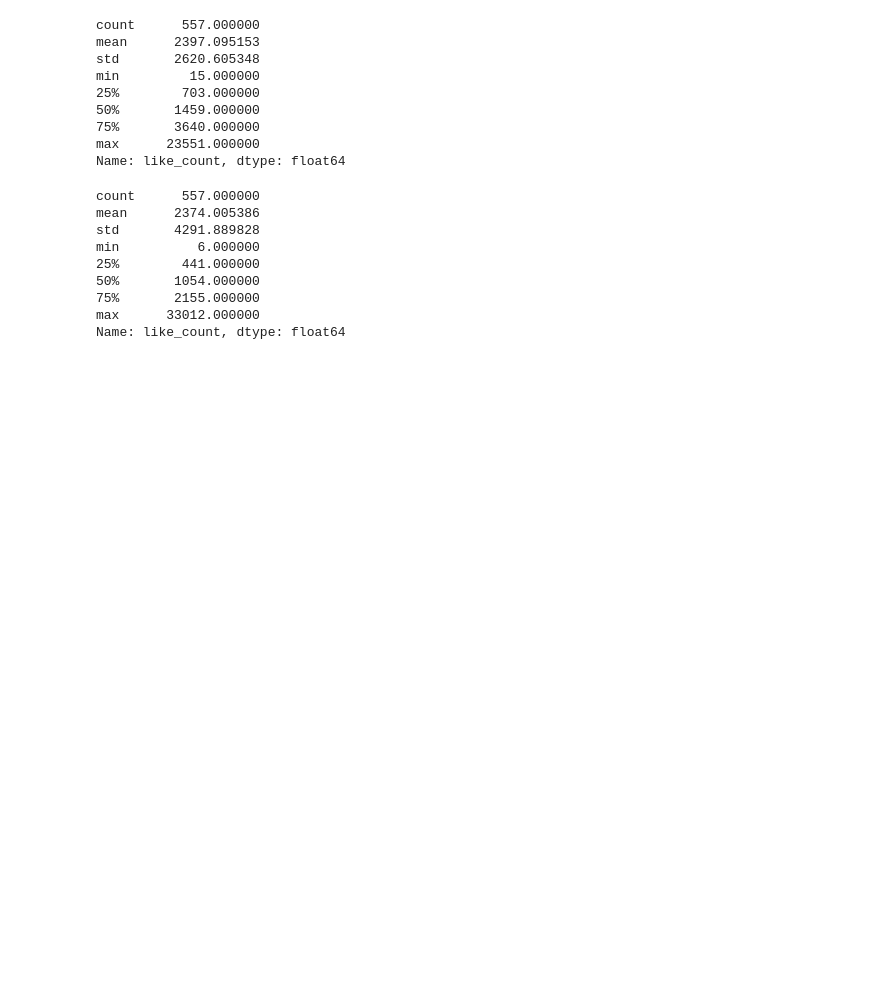
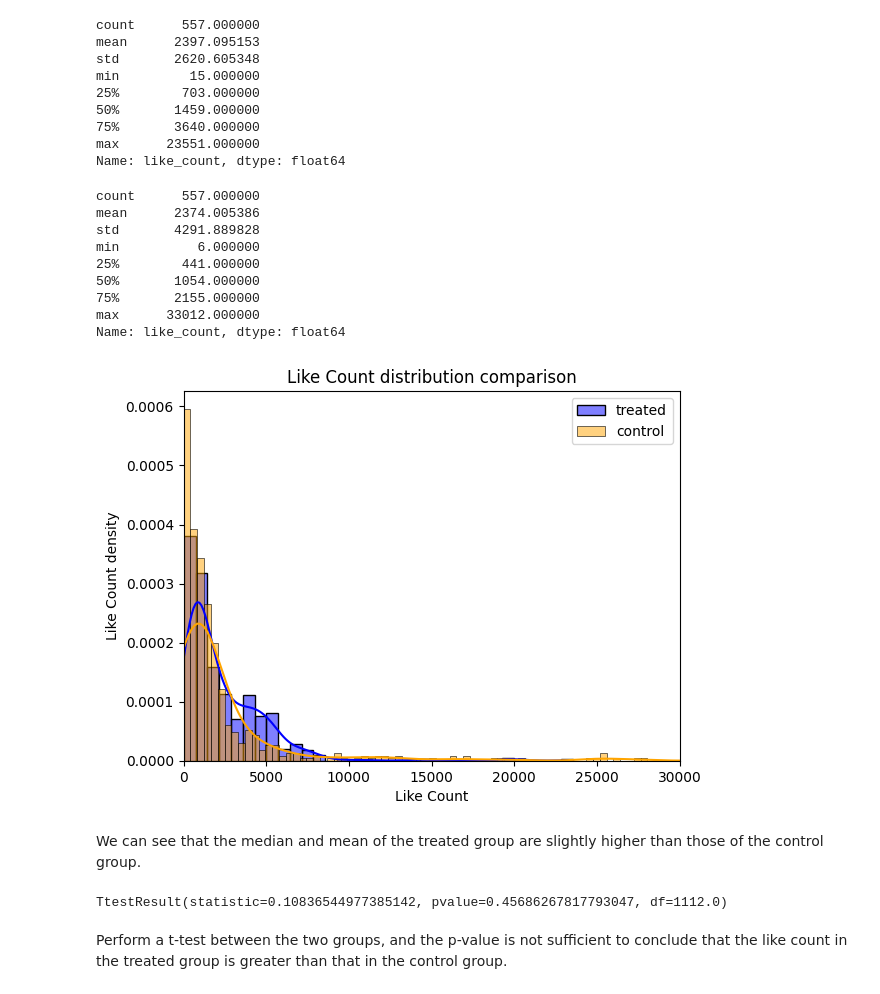
Before and after one commit to epfl-ada/ada-2024-project-kungfucooking, a Jupyter notebook: conspiracy_and_entertainment.ipynb, the cells around one changed output. Cells and saved outputs as stored; diff of their text form; code cells hidden in the pictures; blank space fills up the shorter version.

```diff
--- a/conspiracy_and_entertainment.ipynb
+++ b/conspiracy_and_entertainment.ipynb
@@ -235,3 +244,21 @@ min          6.000000
 75%       2155.000000
 max      33012.000000
 Name: like_count, dtype: float64
+# %%
+ax = sns.histplot(treated['like_count'], kde=True, stat='density', color='blue', label='treated')
+ax = sns.histplot(control['like_count'], kde=True, stat='density', color='orange', label='control')
+ax.set(title='Like Count distribution comparison',xlabel='Like Count', ylabel='Like Count density')
+# plt.xscale('log')
+plt.xlim(0,30000)
+plt.legend()
+plt.show()
+# %% [output]
+[figure, added]
+# %% [markdown]
+We can see that the median and mean of the treated group are slightly higher than those of the control group.
+# %%
+stats.ttest_ind(treated['like_count'], control['like_count'], alternative='greater') # t-Test
+# %% [output]
+TtestResult(statistic=0.10836544977385142, pvalue=0.45686267817793047, df=1112.0)
+# %% [markdown]
+Perform a t-test between the two groups, and the p-value is not sufficient to conclude that the like count in the treated group is greater than that in the control group.
```
Also changed, not shown: parts of 59 cells of this notebook, 2 other files.
